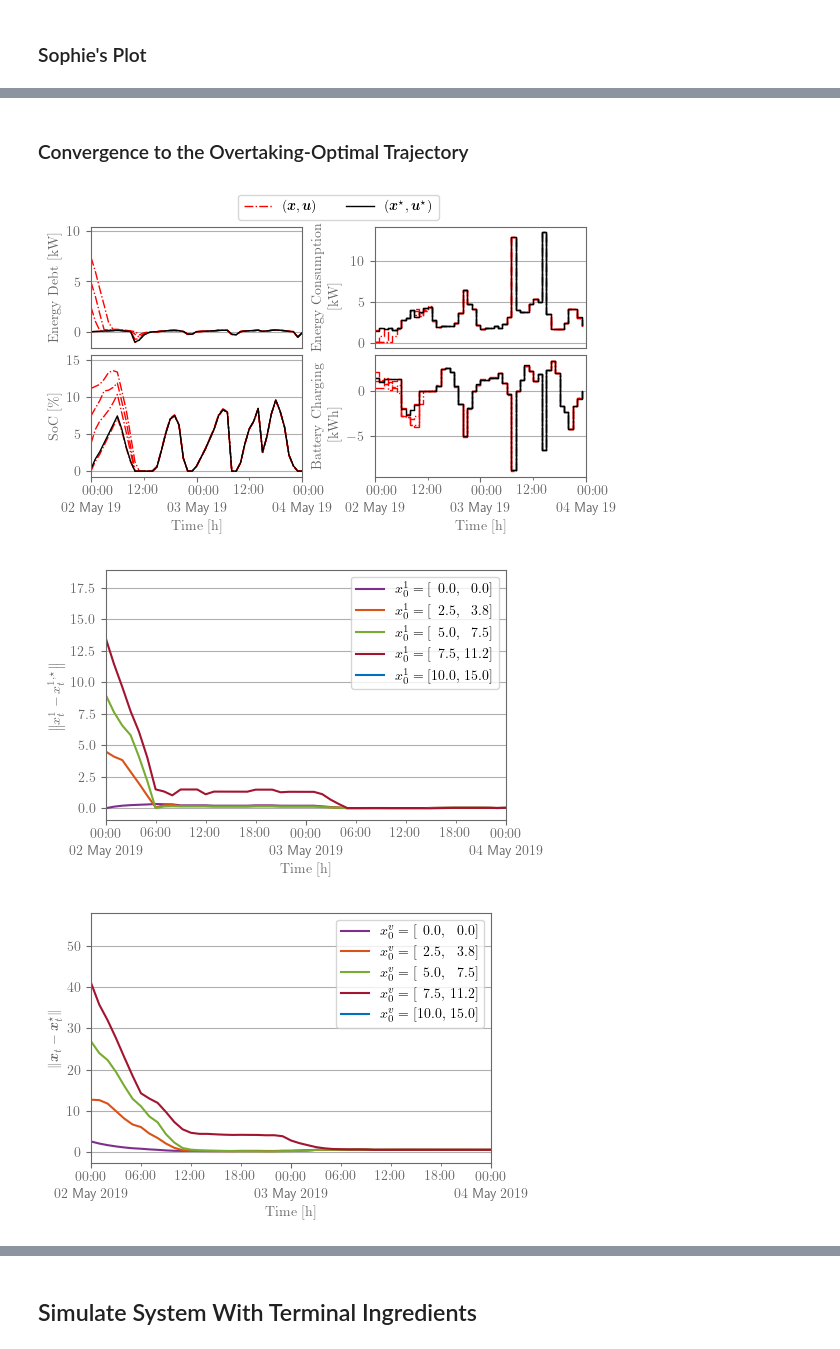
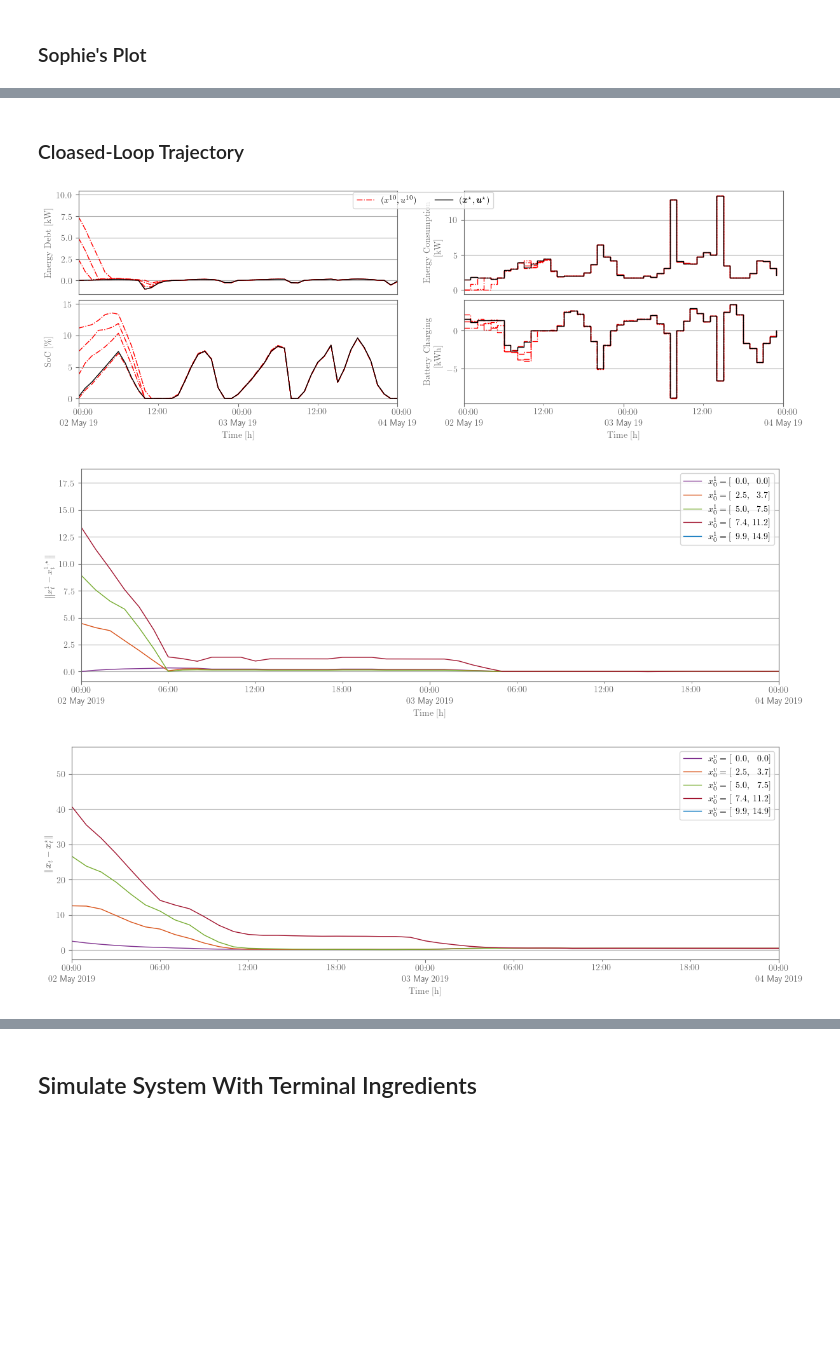
Before and after one commit to Gedlex/time-varying-RHGs, a Jupyter notebook: empc_DSMPC.ipynb, the cells around one changed output, grey strips where cells are left out. Cells and saved outputs as stored; diff of their text form; code cells hidden in the pictures; blank space fills up the shorter version.

Commit message:
Updated figures

```diff
--- a/empc_DSMPC.ipynb
+++ b/empc_DSMPC.ipynb
@@ -114,15 +127,8 @@ if export:
 # %% [markdown]
 ### Compare Multipliers
 # %%
-# Set rcParams
-export = True
-plt.style.use('default') # 'seaborn-v0_8-darkgrid
-plt.rcParams['text.usetex'] = True
-plt.rcParams['xtick.color'] = 'dimgray'
-plt.rcParams['ytick.color'] = 'dimgray'
-plt.rcParams['axes.edgecolor'] = 'dimgray'
-plt.rcParams['axes.labelcolor'] = 'dimgray'
-plt.rcParams['lines.linewidth'] = 1.5
+# Set export flag
+export = False
 
 # Create dates vector and get state related dual variables
 idx = 19
@@ -164,5 +170,5 @@ ax.xaxis.grid(False)
 # Export figure
 if export:
     fig = adjust_margins(fig, width=4, height=2.5, wspace=1.1)
-    fig.savefig(f"figures/figure_dual_variable_{idx}_inf_sol.pdf")
+    fig.savefig(f"figures/dual_variable_of_state_{idx}_inf_sol.pdf")
 # %% [output]
@@ -322,15 +375,8 @@ clear_output()
 # %% [markdown]
 ### Sophie's Plot
 # %%
-# Set rcParams
-export = True
-plt.style.use('default') # 'seaborn-v0_8-darkgrid
-plt.rcParams['text.usetex'] = True
-plt.rcParams['xtick.color'] = 'dimgray'
-plt.rcParams['ytick.color'] = 'dimgray'
-plt.rcParams['axes.edgecolor'] = 'dimgray'
-plt.rcParams['axes.labelcolor'] = 'dimgray'
-plt.rcParams['lines.linewidth'] = 1.5
+# Set export flag
+export = False
 
 # Create time vector
 dates = [params.ctrl.start_date + pd.Timedelta(hours = h) for h in range(num_steps+1)]
@@ -383,5 +429,5 @@ axs.legend(loc='upper right')
 # Export figure
 if export:
     fig = adjust_margins(fig, width=4, height=2.5, wspace=1.1)
-    fig.savefig("figures/figure_hall.pdf")
+    fig.savefig("figures/hall.pdf")
 # %% [output]
@@ -389,16 +618,8 @@ if export:
 # %% [markdown]
-### Convergence to the Overtaking-Optimal Trajectory
+### Cloased-Loop Trajectory
 # %%
-# Set rcParams
-export = True
-plt.style.use('default') # 'seaborn-v0_8-darkgrid
-plt.rcParams['text.usetex'] = True
-plt.rcParams['xtick.color'] = 'dimgray'
-plt.rcParams['ytick.color'] = 'dimgray'
-plt.rcParams['axes.edgecolor'] = 'dimgray'
-plt.rcParams['axes.labelcolor'] = 'dimgray'
-plt.rcParams['lines.linewidth'] = 1
-plt.rcParams['text.latex.preamble'] = r"""\usepackage{bm}"""
+# Set export flag
+export = False
 
 # Create time vector
 agent = 9
@@ -408,7 +629,7 @@ dates = [params.ctrl.start_date + pd.Timedelta(hours = h) for h in range(num_ste
 fig, axs = plt.subplots(2, 2, figsize=(12, 4), layout='constrained')
 
 # Plot trajectories without terminal constraints
-label = r'$(\bm{x},\bm{u})$'
+label = r'$(x^{' + str(agent+1) + r'},u^{' + str(agent+1) + r'})$'
 for i in range(num_traj):
     axs[0][0].plot(dates, x[i,:,agent*2], color='red', linestyle='-.', label=label if i == 0 else None)
     axs[1][0].plot(dates, x[i,:,agent*2+1], color='red', linestyle='-.', label=label if i == 0 else None)
@@ -433,45 +654,38 @@ axs[1][1].set_ylabel(r'\rmfamily{Battery Charging\par\quad\quad[kWh]}')
 axs[1][0].set_xlabel(r'\rmfamily{Time [h]}')
 axs[1][1].set_xlabel(r'\rmfamily{Time [h]}')
 
 # Set major and minor ticks
 plt.rcParams['timezone'] = dates[0].tz.zone
 for ax in axs[1]:
     ax.xaxis.set_major_locator(mdates.DayLocator(interval=1))
     ax.xaxis.set_minor_locator(mdates.HourLocator(byhour=[12])) # [6, 12, 18]
     ax.xaxis.set_major_formatter(mdates.DateFormatter(r'%H:%M\\%d %b %y'))
     ax.xaxis.set_minor_formatter(mdates.DateFormatter(r'%H:%M'))
 
 for i, ax in enumerate(axs.flatten()):
     # Set axis limits
     ax.set_xlim([dates[0], dates[-1]])
 
     # Set grid
     ax.yaxis.grid(True)
     ax.xaxis.grid(False)
 
 # Align labels
 fig.align_labels()
 
 # Plot legend
 handles, labels = axs[0][1].get_legend_handles_labels()
 fig.legend(handles, labels, bbox_to_anchor=(0.5, 0.92), loc='lower center', borderaxespad=0, ncols=2)
 
 # Export figure
 if export:
     fig = adjust_margins(fig, width=4.95, height=2.5, wspace=1.2, top=0.35)
-    fig.savefig(f"figures/figure_asymptotic_convergence_agent_{agent+1}.pdf")
+    fig.savefig(f"figures/closed_loop_trajectory_agent_{agent+1}.pdf")
 # %% [output]
-[figure, old version]
+[figure, new version]
 # %%
-# Set rcParams
-export = True
-plt.style.use('default') # 'seaborn-v0_8-darkgrid
-plt.rcParams['text.usetex'] = True
-plt.rcParams['xtick.color'] = 'dimgray'
-plt.rcParams['ytick.color'] = 'dimgray'
-plt.rcParams['axes.edgecolor'] = 'dimgray'
-plt.rcParams['axes.labelcolor'] = 'dimgray'
-plt.rcParams['lines.linewidth'] = 1.5
+# Set export flag
+export = False
 
 # Create time vector
 dates = [params.ctrl.start_date + pd.Timedelta(hours = h) for h in range(num_steps+1)]
@@ -522,20 +736,12 @@ axs.legend(loc='best')
 # Export figure
 if export:
     fig = adjust_margins(fig, width=4, height=2.5, wspace=1.1)
-    fig.savefig(f"figures/figure_asymptotic_convergence_L2norm_agent_{agent+1}.pdf")
+    fig.savefig(f"figures/closed_loop_trajectory_L2norm_agent_{agent+1}.pdf")
 # %% [output]
-[figure, old version]
+[figure, new version]
 # %%
-# Set rcParams
-export = True
-plt.style.use('default') # 'seaborn-v0_8-darkgrid
-plt.rcParams['text.usetex'] = True
-plt.rcParams['xtick.color'] = 'dimgray'
-plt.rcParams['ytick.color'] = 'dimgray'
-plt.rcParams['axes.edgecolor'] = 'dimgray'
-plt.rcParams['axes.labelcolor'] = 'dimgray'
-plt.rcParams['lines.linewidth'] = 1.5
-plt.rcParams['text.latex.preamble'] = r"""\usepackage{bm}"""
+# Set export flag
+export = False
 
 # Create time vector
 dates = [params.ctrl.start_date + pd.Timedelta(hours = h) for h in range(num_steps+1)]
@@ -584,6 +790,6 @@ axs.legend(loc='best')
 # Export figure
 if export:
     fig = adjust_margins(fig, width=4, height=2.5, wspace=1.1)
-    fig.savefig(f"figures/figure_asymptotic_convergence_L2norm.pdf")
+    fig.savefig(f"figures/closed_loop_trajectory_L2norm.pdf")
 # %% [output]
-[figure, old version]
+[figure, new version]
```
Also changed, not shown: parts of 28 cells of this notebook, 1 other file.
